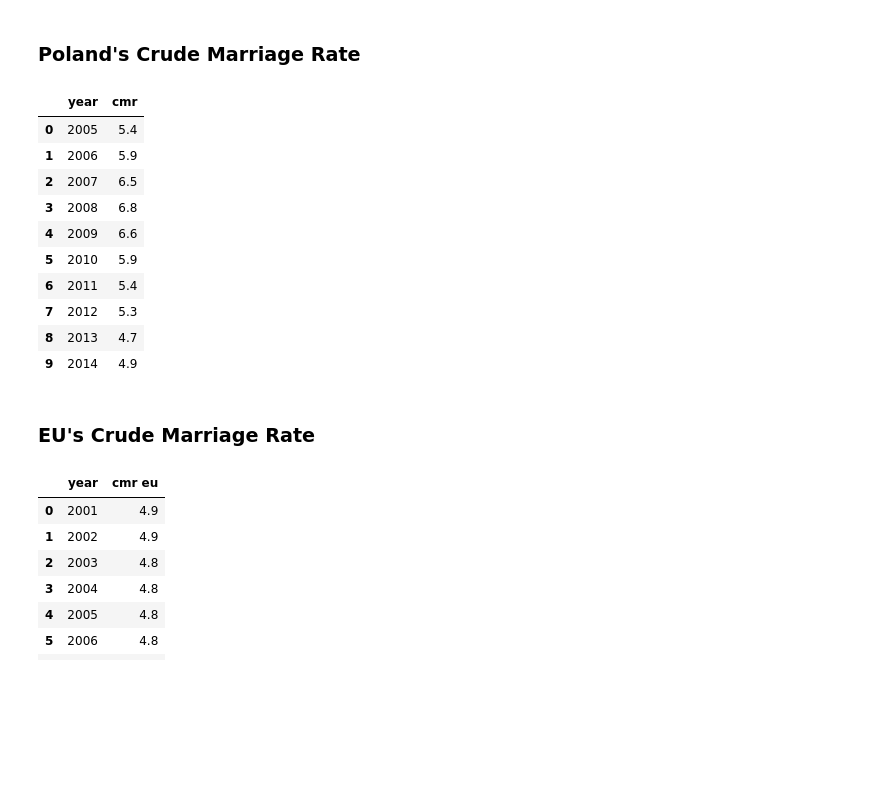
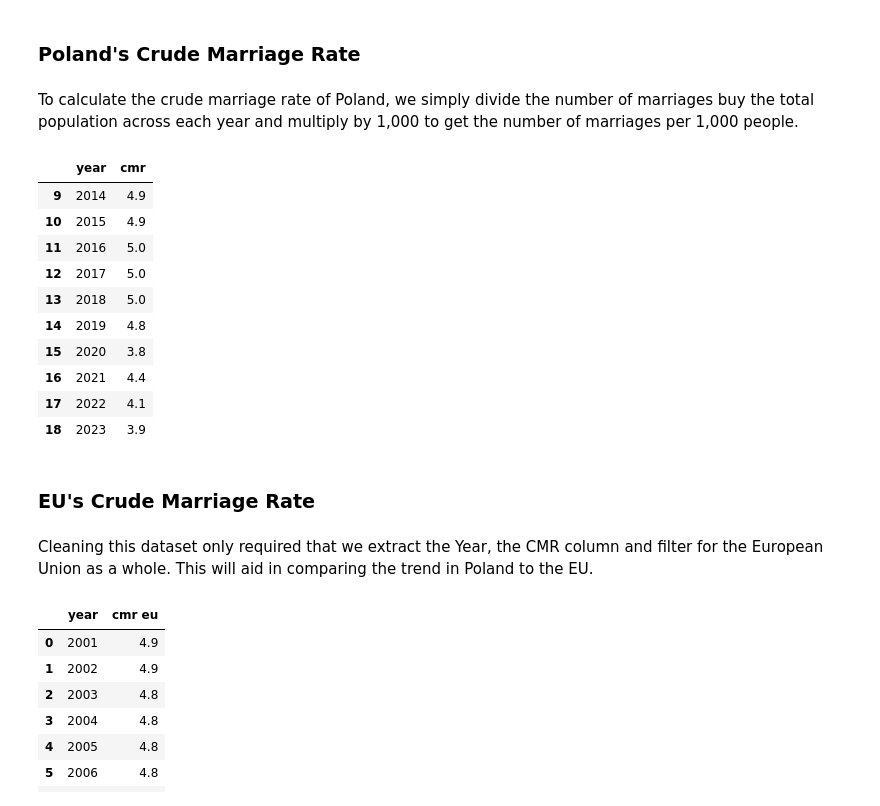
Before and after one commit to JGundisalvus/portfolio, a Jupyter notebook: polish_marriage_demographics/data_exploration.ipynb, the cells around one changed output. Cells and saved outputs as stored; diff of their text form; code cells hidden in the pictures; blank space fills up the shorter version.

```diff
--- a/polish_marriage_demographics/data_exploration.ipynb
+++ b/polish_marriage_demographics/data_exploration.ipynb
@@ -208,30 +143,33 @@ df_pop.head(5)
 | 4 | 2009 | 38167329.0 |
 # %% [markdown]
 ### Poland's Crude Marriage Rate
+# %% [markdown]
+To calculate the crude marriage rate of Poland, we simply divide the number of marriages buy the total population across each year and multiply by 1,000 to get the number of marriages per 1,000 people.
 # %%
-
 df_cmr = pd.merge(df_total_marriages, df_pop, on='Year', how='outer')
 df_cmr = df_cmr.dropna().reset_index(drop=True)
 
 df_cmr.columns = ['year', 'marriages', 'population']
 df_cmr['cmr'] = (df_cmr['marriages'] / df_cmr['population'] * 1000).round(1)
 df_cmr.drop(columns=['marriages', 'population'], inplace=True)
 
-df_cmr.head(10)
+df_cmr.tail(10)
 # %% [output]
 |  | year | cmr |
-| 0 | 2005 | 5.4 |
-| 1 | 2006 | 5.9 |
-| 2 | 2007 | 6.5 |
-| 3 | 2008 | 6.8 |
-| 4 | 2009 | 6.6 |
-| 5 | 2010 | 5.9 |
-| 6 | 2011 | 5.4 |
-| 7 | 2012 | 5.3 |
-| 8 | 2013 | 4.7 |
 | 9 | 2014 | 4.9 |
+| 10 | 2015 | 4.9 |
+| 11 | 2016 | 5.0 |
+| 12 | 2017 | 5.0 |
+| 13 | 2018 | 5.0 |
+| 14 | 2019 | 4.8 |
+| 15 | 2020 | 3.8 |
+| 16 | 2021 | 4.4 |
+| 17 | 2022 | 4.1 |
+| 18 | 2023 | 3.9 |
 # %% [markdown]
 ### EU's Crude Marriage Rate
+# %% [markdown]
+Cleaning this dataset only required that we extract the Year, the CMR column and filter for the European Union as a whole. This will aid in comparing the trend in Poland to the EU.
 # %%
 df_eu_cmr = df_eu_cmr[df_eu_cmr['geo'] == 'EU27_2020']
 df_eu_cmr = df_eu_cmr.loc[:, ['TIME_PERIOD', 'OBS_VALUE']]
```
Also changed, not shown: parts of 40 cells of this notebook, 1 other file.
